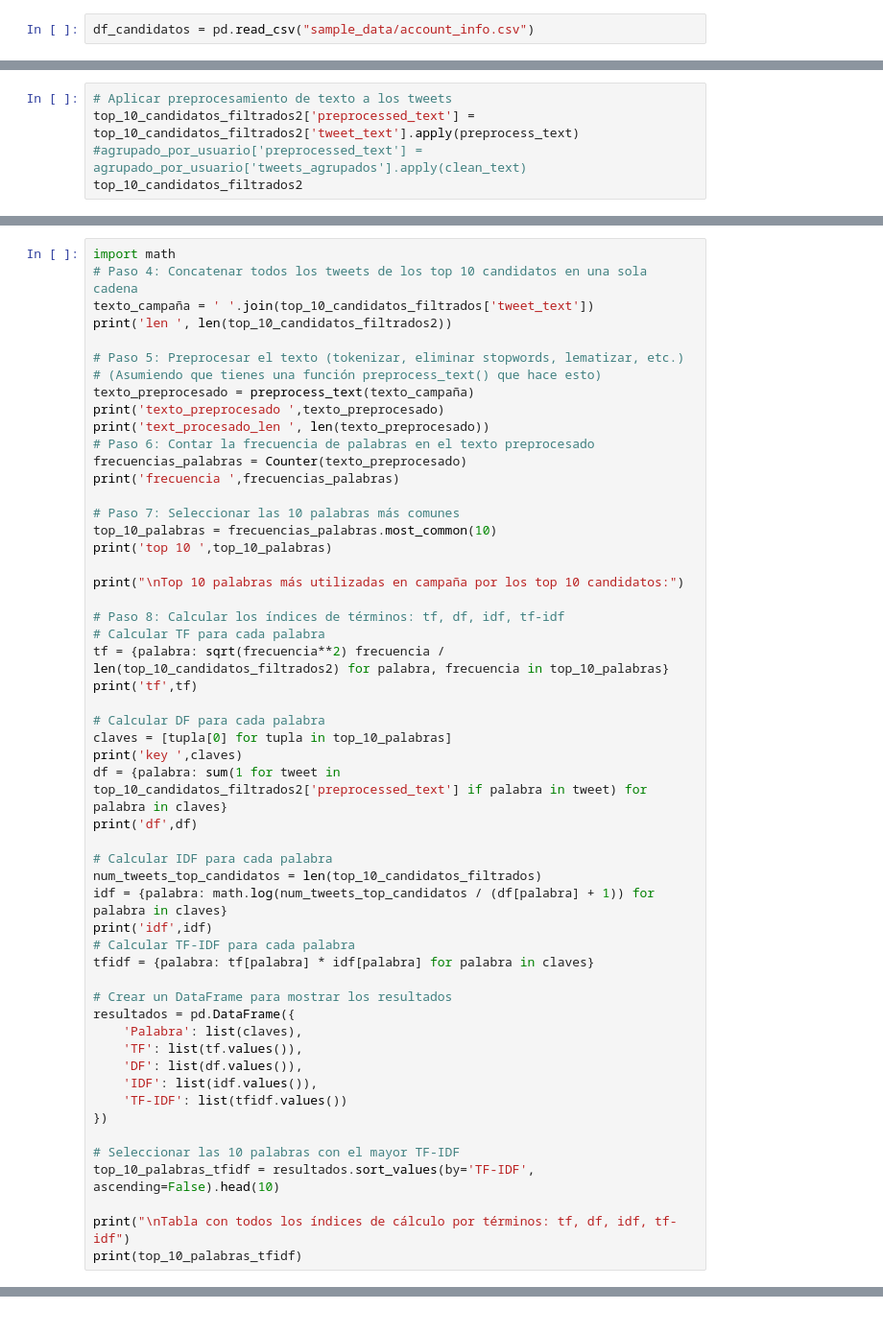
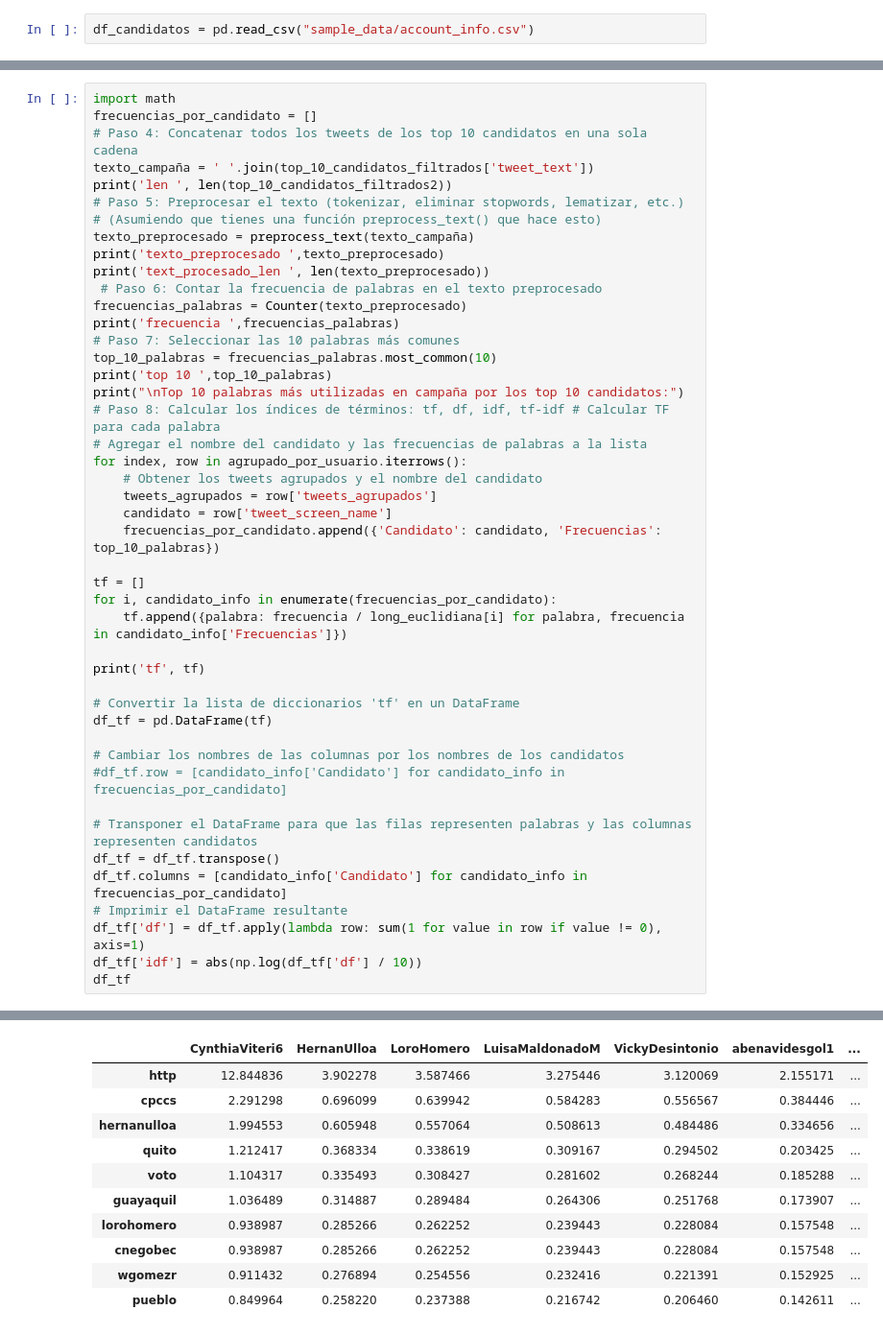
Before and after one commit to Pamela2710/Data-Mining, a Jupyter notebook: TextMining/TextMining.ipynb, the cells around one changed output, grey strips where cells are left out. Shown at 96% size. Cells and saved outputs as stored; diff of their text form.

```diff
--- a/TextMining/TextMining.ipynb
+++ b/TextMining/TextMining.ipynb
@@ -207,5 +124,0 @@ agrupado_por_usuario
-# %%
-# Aplicar preprocesamiento de texto a los tweets
-top_10_candidatos_filtrados2['preprocessed_text'] = top_10_candidatos_filtrados2['tweet_text'].apply(preprocess_text)
-#agrupado_por_usuario['preprocessed_text'] = agrupado_por_usuario['tweets_agrupados'].apply(clean_text)
-top_10_candidatos_filtrados2
@@ -316,54 +161,46 @@ df_frecuencias
 # %%
 import math
+frecuencias_por_candidato = []
 # Paso 4: Concatenar todos los tweets de los top 10 candidatos en una sola cadena
 texto_campaña = ' '.join(top_10_candidatos_filtrados['tweet_text'])
 print('len ', len(top_10_candidatos_filtrados2))
-
 # Paso 5: Preprocesar el texto (tokenizar, eliminar stopwords, lematizar, etc.)
 # (Asumiendo que tienes una función preprocess_text() que hace esto)
 texto_preprocesado = preprocess_text(texto_campaña)
 print('texto_preprocesado ',texto_preprocesado)
 print('text_procesado_len ', len(texto_preprocesado))
-# Paso 6: Contar la frecuencia de palabras en el texto preprocesado
+ # Paso 6: Contar la frecuencia de palabras en el texto preprocesado
 frecuencias_palabras = Counter(texto_preprocesado)
 print('frecuencia ',frecuencias_palabras)
-
 # Paso 7: Seleccionar las 10 palabras más comunes
 top_10_palabras = frecuencias_palabras.most_common(10)
 print('top 10 ',top_10_palabras)
+print("\nTop 10 palabras más utilizadas en campaña por los top 10 candidatos:")
+# Paso 8: Calcular los índices de términos: tf, df, idf, tf-idf # Calcular TF para cada palabra
+# Agregar el nombre del candidato y las frecuencias de palabras a la lista
+for index, row in agrupado_por_usuario.iterrows():
+    # Obtener los tweets agrupados y el nombre del candidato
+    tweets_agrupados = row['tweets_agrupados']
+    candidato = row['tweet_screen_name']
+    frecuencias_por_candidato.append({'Candidato': candidato, 'Frecuencias': top_10_palabras})
 
-print("\nTop 10 palabras más utilizadas en campaña por los top 10 candidatos:")
+tf = []
+for i, candidato_info in enumerate(frecuencias_por_candidato):
+    tf.append({palabra: frecuencia / long_euclidiana[i] for palabra, frecuencia in candidato_info['Frecuencias']})
 
-# Paso 8: Calcular los índices de términos: tf, df, idf, tf-idf
-# Calcular TF para cada palabra
-tf = {palabra: sqrt(frecuencia**2) frecuencia / len(top_10_candidatos_filtrados2) for palabra, frecuencia in top_10_palabras}
-print('tf',tf)
+print('tf', tf)
 
-# Calcular DF para cada palabra
-claves = [tupla[0] for tupla in top_10_palabras]
-print('key ',claves)
-df = {palabra: sum(1 for tweet in top_10_candidatos_filtrados2['preprocessed_text'] if palabra in tweet) for palabra in claves}
-print('df',df)
+# Convertir la lista de diccionarios 'tf' en un DataFrame
+df_tf = pd.DataFrame(tf)
 
-# Calcular IDF para cada palabra
-num_tweets_top_candidatos = len(top_10_candidatos_filtrados)
-idf = {palabra: math.log(num_tweets_top_candidatos / (df[palabra] + 1)) for palabra in claves}
-print('idf',idf)
-# Calcular TF-IDF para cada palabra
-tfidf = {palabra: tf[palabra] * idf[palabra] for palabra in claves}
+# Cambiar los nombres de las columnas por los nombres de los candidatos
+#df_tf.row = [candidato_info['Candidato'] for candidato_info in frecuencias_por_candidato]
 
-# Crear un DataFrame para mostrar los resultados
-resultados = pd.DataFrame({
-    'Palabra': list(claves),
-    'TF': list(tf.values()),
-    'DF': list(df.values()),
-    'IDF': list(idf.values()),
-    'TF-IDF': list(tfidf.values())
-})
-
-# Seleccionar las 10 palabras con el mayor TF-IDF
-top_10_palabras_tfidf = resultados.sort_values(by='TF-IDF', ascending=False).head(10)
-
-print("\nTabla con todos los índices de cálculo por términos: tf, df, idf, tf-idf")
-print(top_10_palabras_tfidf)
+# Transponer el DataFrame para que las filas representen palabras y las columnas representen candidatos
+df_tf = df_tf.transpose()
+df_tf.columns = [candidato_info['Candidato'] for candidato_info in frecuencias_por_candidato]
+# Imprimir el DataFrame resultante
+df_tf['df'] = df_tf.apply(lambda row: sum(1 for value in row if value != 0), axis=1)
+df_tf['idf'] = abs(np.log(df_tf['df'] / 10))
+df_tf
 # %% [output]
@@ -386,0 +209,11 @@ idf {'http': 0.08470669747216275, 'cpccs': 1.636883889042848, 'ecuador': 1.95099
+|  | CynthiaViteri6 | HernanUlloa | LoroHomero | LuisaMaldonadoM | VickyDesintonio | abenavidesgol1 | ... |
+| http | 12.844836 | 3.902278 | 3.587466 | 3.275446 | 3.120069 | 2.155171 | ... |
+| cpccs | 2.291298 | 0.696099 | 0.639942 | 0.584283 | 0.556567 | 0.384446 | ... |
+| hernanulloa | 1.994553 | 0.605948 | 0.557064 | 0.508613 | 0.484486 | 0.334656 | ... |
+| quito | 1.212417 | 0.368334 | 0.338619 | 0.309167 | 0.294502 | 0.203425 | ... |
+| voto | 1.104317 | 0.335493 | 0.308427 | 0.281602 | 0.268244 | 0.185288 | ... |
+| guayaquil | 1.036489 | 0.314887 | 0.289484 | 0.264306 | 0.251768 | 0.173907 | ... |
+| lorohomero | 0.938987 | 0.285266 | 0.262252 | 0.239443 | 0.228084 | 0.157548 | ... |
+| cnegobec | 0.938987 | 0.285266 | 0.262252 | 0.239443 | 0.228084 | 0.157548 | ... |
+| wgomezr | 0.911432 | 0.276894 | 0.254556 | 0.232416 | 0.221391 | 0.152925 | ... |
+| pueblo | 0.849964 | 0.258220 | 0.237388 | 0.216742 | 0.206460 | 0.142611 | ... |
```
Also changed, not shown: parts of 22 cells of this notebook.
